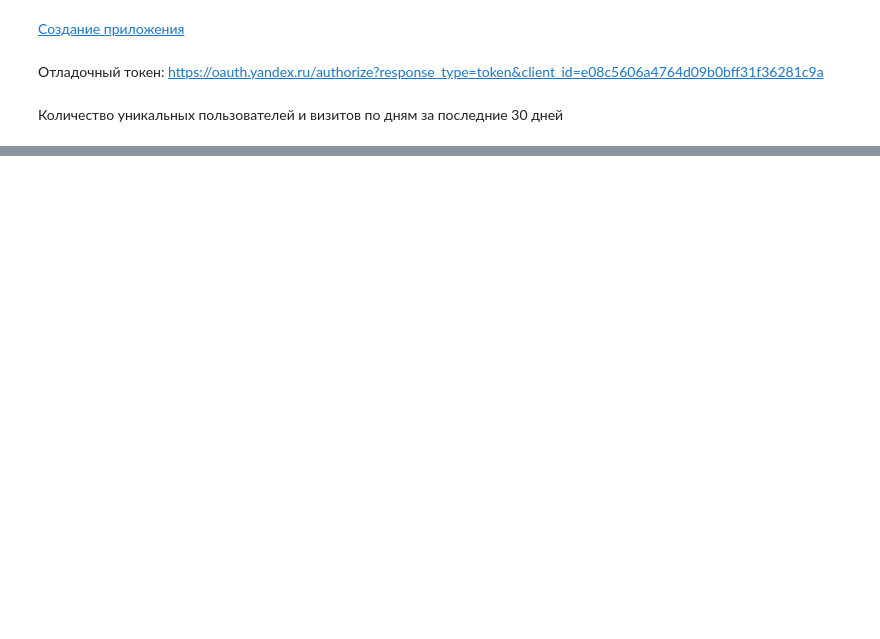
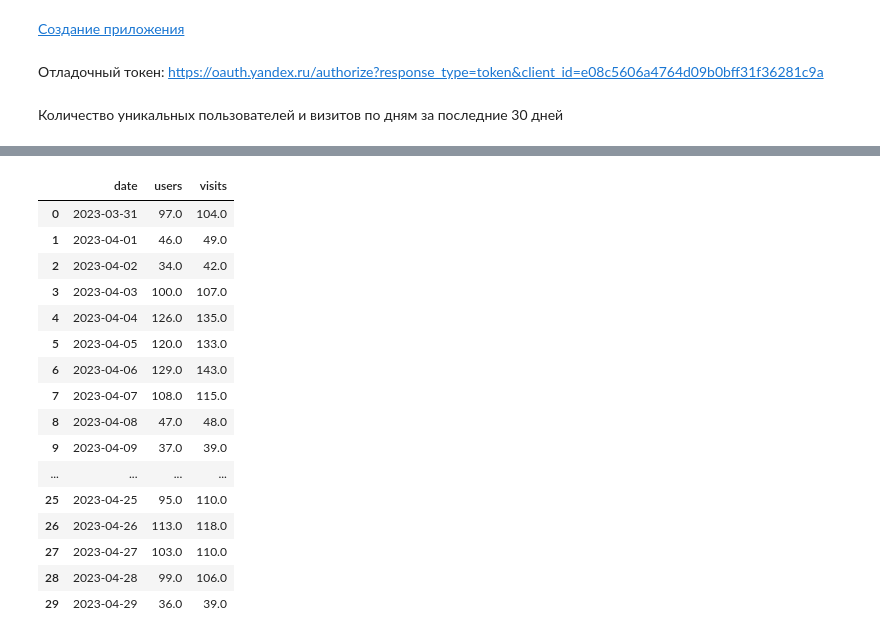
Before and after one commit to gbrs/api_connections, a Jupyter notebook: yandex_metrika.ipynb, the cells around one changed output, grey strips where cells are left out. Cells and saved outputs as stored; diff of their text form; code cells hidden in the pictures; blank space fills up the shorter version.

```diff
--- a/yandex_metrika.ipynb
+++ b/yandex_metrika.ipynb
@@ -68,0 +82,20 @@ INFO:root:Наличие семплирования: False
+# %%
+attendance
+# %% [output]
+|  | date | users | visits |
+| 0 | 2023-03-31 | 97.0 | 104.0 |
+| 1 | 2023-04-01 | 46.0 | 49.0 |
+| 2 | 2023-04-02 | 34.0 | 42.0 |
+| 3 | 2023-04-03 | 100.0 | 107.0 |
+| 4 | 2023-04-04 | 126.0 | 135.0 |
+| 5 | 2023-04-05 | 120.0 | 133.0 |
+| 6 | 2023-04-06 | 129.0 | 143.0 |
+| 7 | 2023-04-07 | 108.0 | 115.0 |
+| 8 | 2023-04-08 | 47.0 | 48.0 |
+| 9 | 2023-04-09 | 37.0 | 39.0 |
+| ... | ... | ... | ... |
+| 25 | 2023-04-25 | 95.0 | 110.0 |
+| 26 | 2023-04-26 | 113.0 | 118.0 |
+| 27 | 2023-04-27 | 103.0 | 110.0 |
+| 28 | 2023-04-28 | 99.0 | 106.0 |
+| 29 | 2023-04-29 | 36.0 | 39.0 |
```
Also changed, not shown: parts of 6 cells of this notebook.
